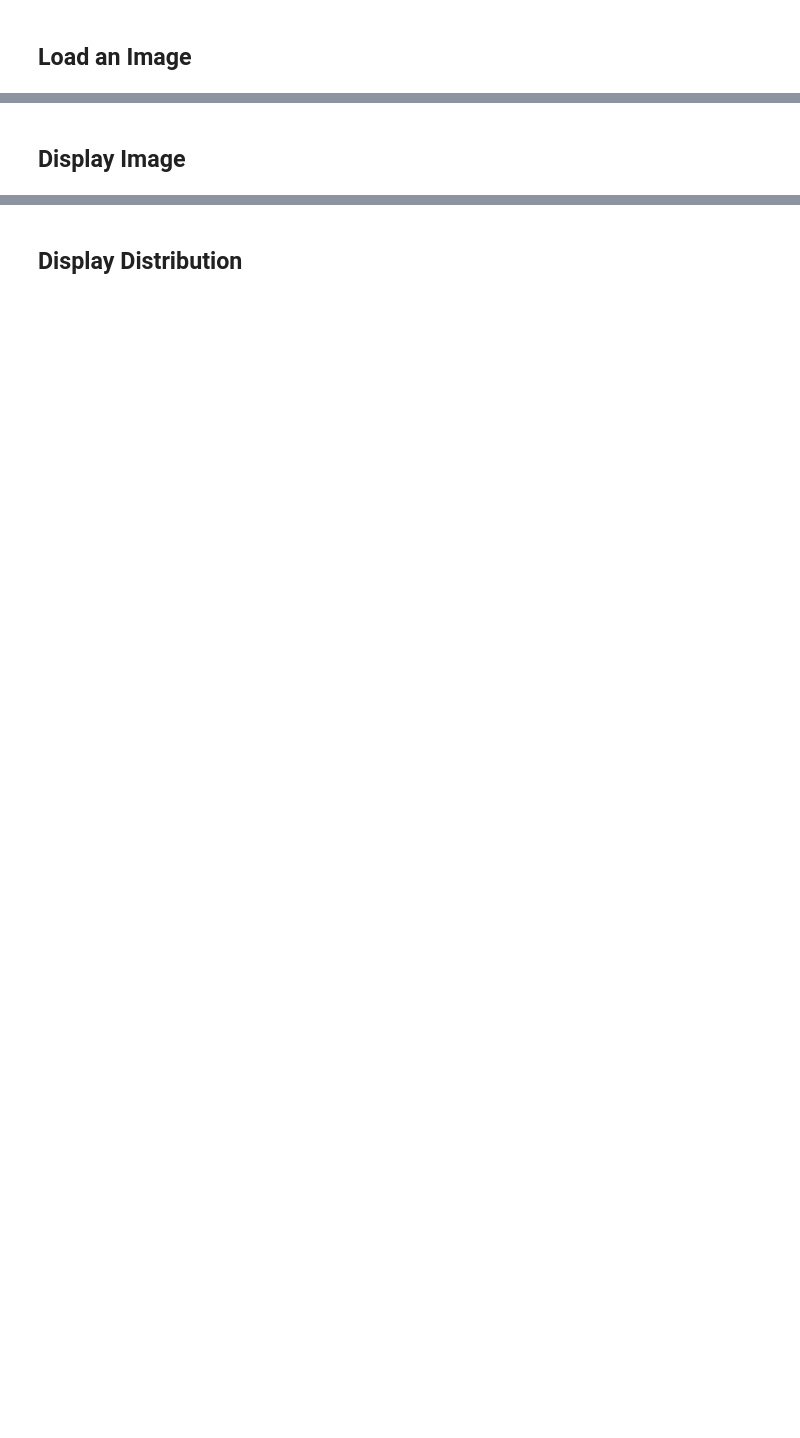
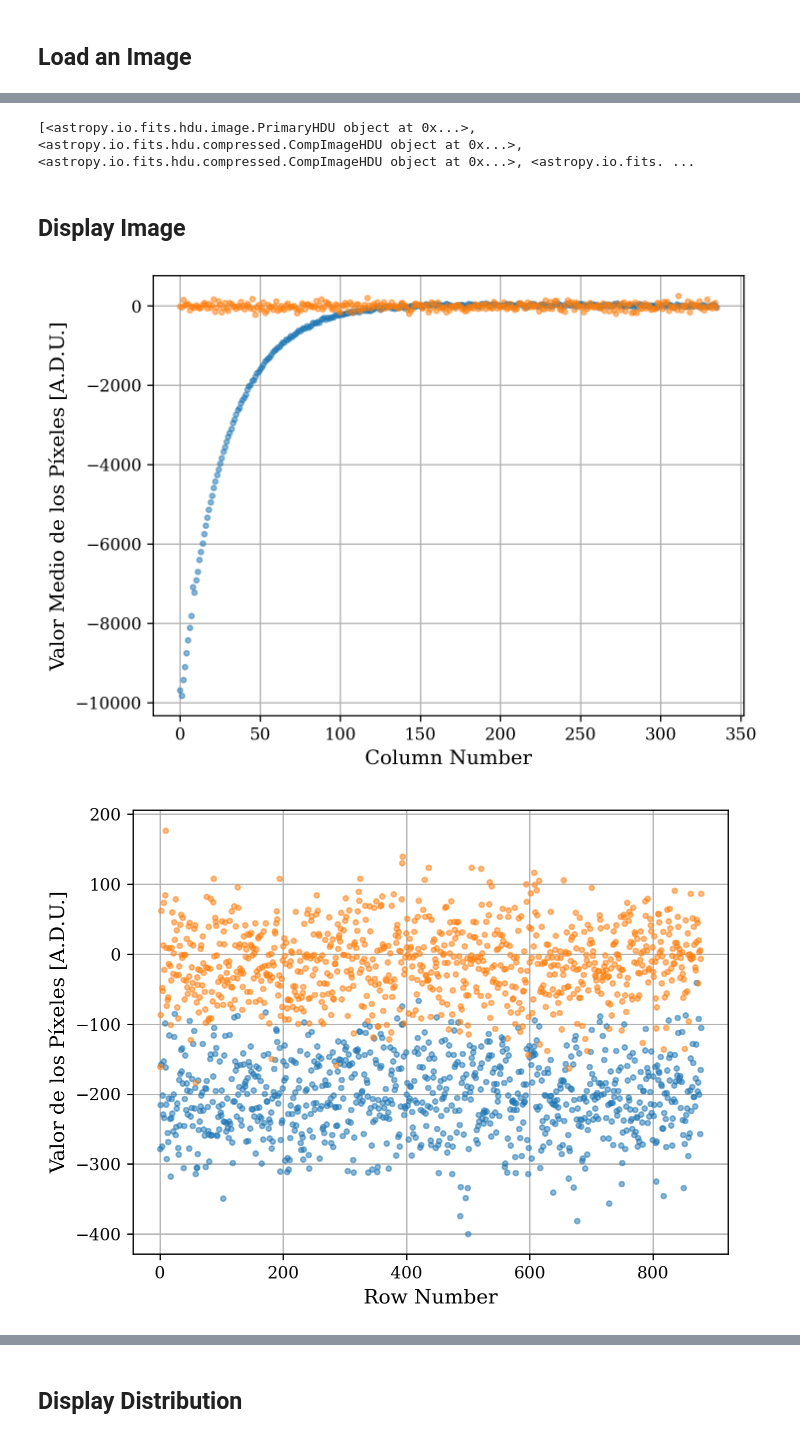
Before and after one commit to agustinbrusco/LAMBDA_Hub, a Jupyter notebook: skipper_image_analysis/image_read_test.ipynb, the cells around one changed output, grey strips where cells are left out. Saved outputs shown, nothing was run; the diff lists cells and outputs as text; code cells hidden in the pictures; blank space fills up the shorter version.

```diff
--- a/skipper_image_analysis/image_read_test.ipynb
+++ b/skipper_image_analysis/image_read_test.ipynb
@@ -52,6 +55,12 @@ Loaded proc_skp_no_cover_standard_NSAMP25_NROW829_NCOL336_EXPOSURE1800_img63.fit
 # %%
-data_dir = 'skipper_data/TRAPS/15SEP2023'
+# data_dir = 'skipper_data/TRAPS/15SEP2023'
+data_dir = 'skipper_data/TRAPS/19OCT2023'
+# data_dir = "skipper_data/TRAPS"
 files_in_dir = os.listdir(data_dir)
-test_image = fits.open(f'{data_dir}/{files_in_dir[0]}')
-print(f"\nLoaded {files_in_dir[0]}\n")
+valid_formats = ["fits", "fz"]
+files_in_dir = [f for f in files_in_dir if f.rsplit(".")[-1] in valid_formats]
+print(".fits Files in Directory:", *files_in_dir, sep="\n")
+i = 0
+test_image = fits.open(f'{data_dir}/{files_in_dir[i]}')
+print(f"\nLoaded {files_in_dir[i]}\n")
 # %% [output]
@@ -59,4 +78,33 @@ Loaded proc_skp_no_cover_shutter_calibration_NSAMP400_NROW20_NCOL336_EXPOSURE_im
+# %%
+test_image
+# %% [output]
+[<astropy.io.fits.hdu.image.PrimaryHDU object at 0x...>, <astropy.io.fits.hdu.compressed.CompImageHDU object at 0x...>, <astropy.io.fits.hdu.compressed.CompImageHDU object at 0x...>, <astropy.io.fits. ...
 # %% [markdown]
 ## Display Image
+# %%
+test_frame = test_image[0].data
+
+fixed_image = correct_overscan(deepcopy(test_image))
+fixed_frame = fixed_image[0].data
+# plt.plot(test_frame.mean(axis=0), '.', alpha=0.5)
+# plt.plot(fixed_frame.mean(axis=0), '.', alpha=0.5)
+plt.plot(np.median(test_frame, axis=0), '.', alpha=0.5)
+plt.plot(np.median(fixed_frame, axis=0), '.', alpha=0.5)
+plt.grid()
+plt.xlabel("Column Number")
+plt.ylabel("Valor Medio de los Píxeles [A.D.U.]")
+plt.show()
+
+# plt.plot(test_frame.mean(axis=1), '.', alpha=0.5)
+# plt.plot(fixed_frame.mean(axis=1), '.', alpha=0.5)
+plt.plot(np.median(test_frame, axis=1), '.', alpha=0.5)
+plt.plot(np.median(fixed_frame, axis=1), '.', alpha=0.5)
+plt.grid()
+plt.xlabel("Row Number")
+plt.ylabel("Valor de los Píxeles [A.D.U.]")
+plt.show()
+# %% [output]
+[figure, added]
+[figure, added]
 # %%
 # Plot the image
```
Also changed, not shown: parts of 5 cells of this notebook, 1 other file.
